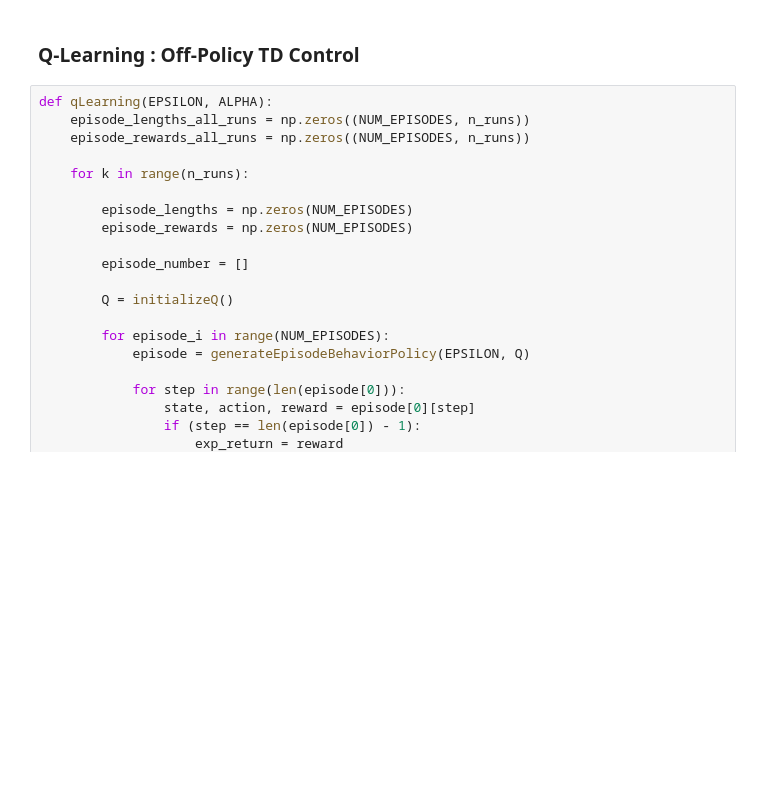
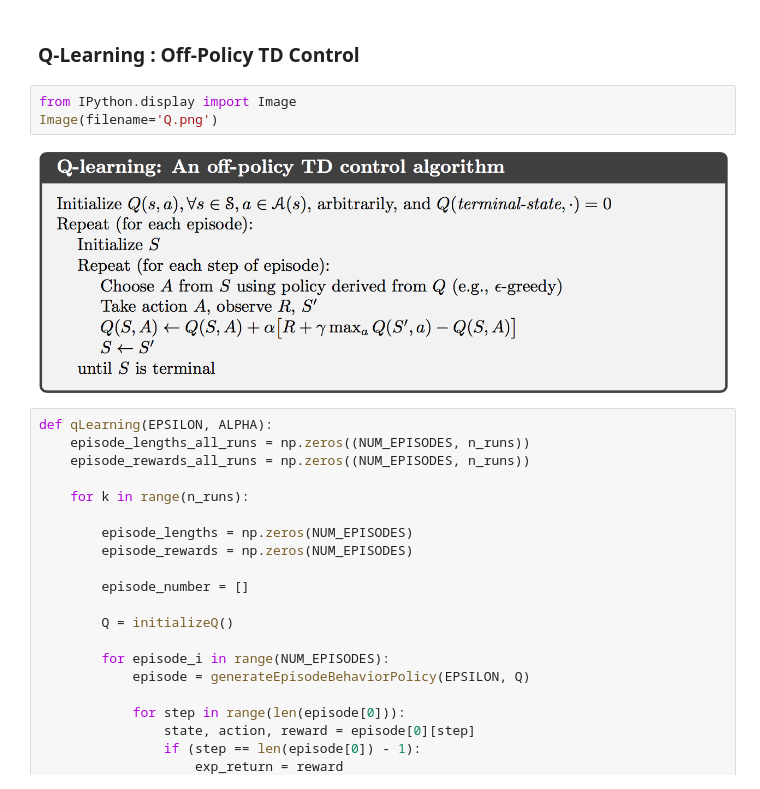
Before and after one commit to sumanabasu/Reinforcement-Learning, a Jupyter notebook: TD Control Algorithms -GridWorld Domain.ipynb, the cells around one changed output. Saved outputs shown, nothing was run; the diff lists cells and outputs as text; blank space fills up the shorter version.

```diff
--- a/TD Control Algorithms -GridWorld Domain.ipynb
+++ b/TD Control Algorithms -GridWorld Domain.ipynb
@@ -249,5 +252,10 @@ plt.show()
 # %% [markdown]
 ### Q-Learning : Off-Policy TD Control
+# %%
+from IPython.display import Image
+Image(filename='Q.png')
+# %% [output]
+[figure, added]
 # %%
 def qLearning(EPSILON, ALPHA):
     episode_lengths_all_runs = np.zeros((NUM_EPISODES, n_runs))
```
Also changed, not shown: parts of 16 cells of this notebook.
